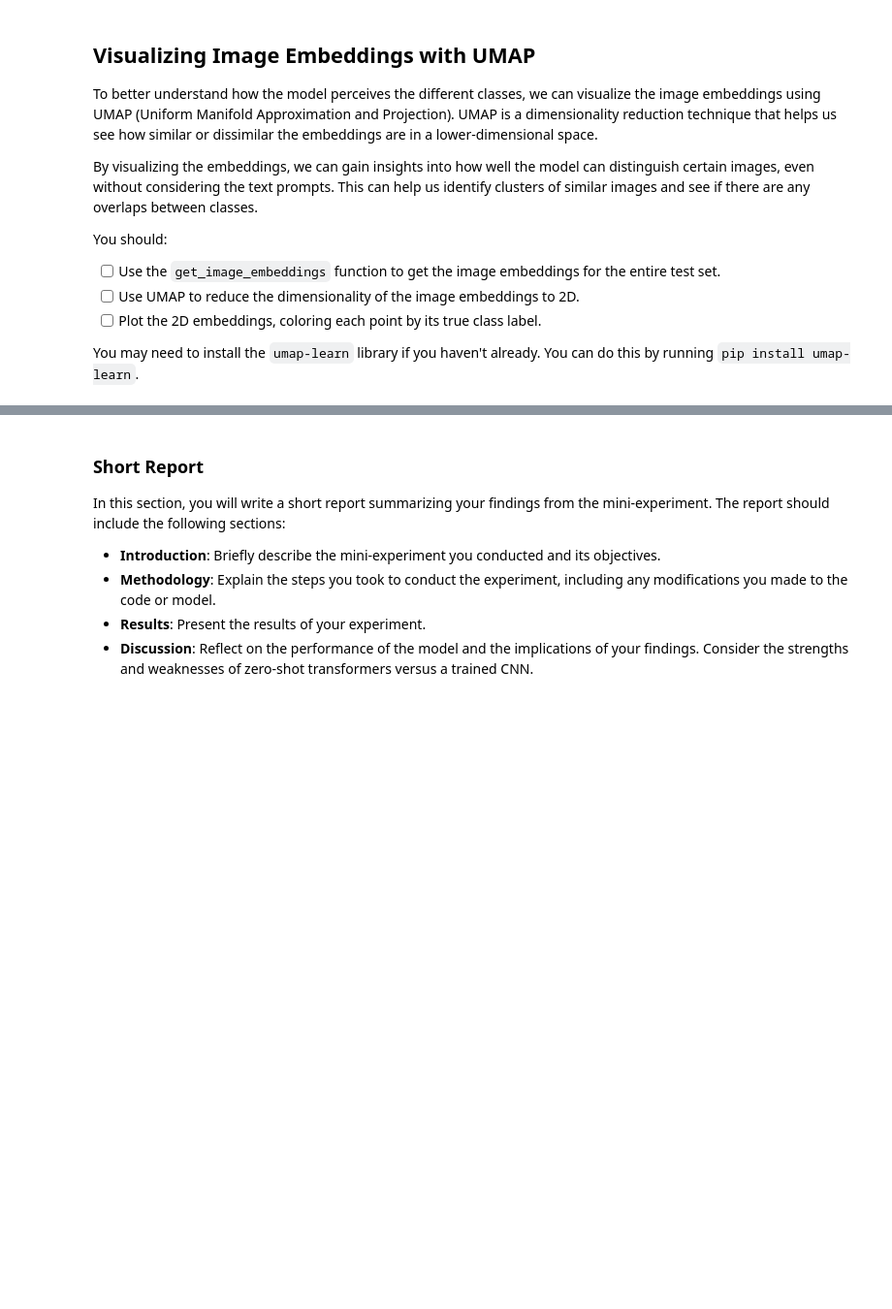
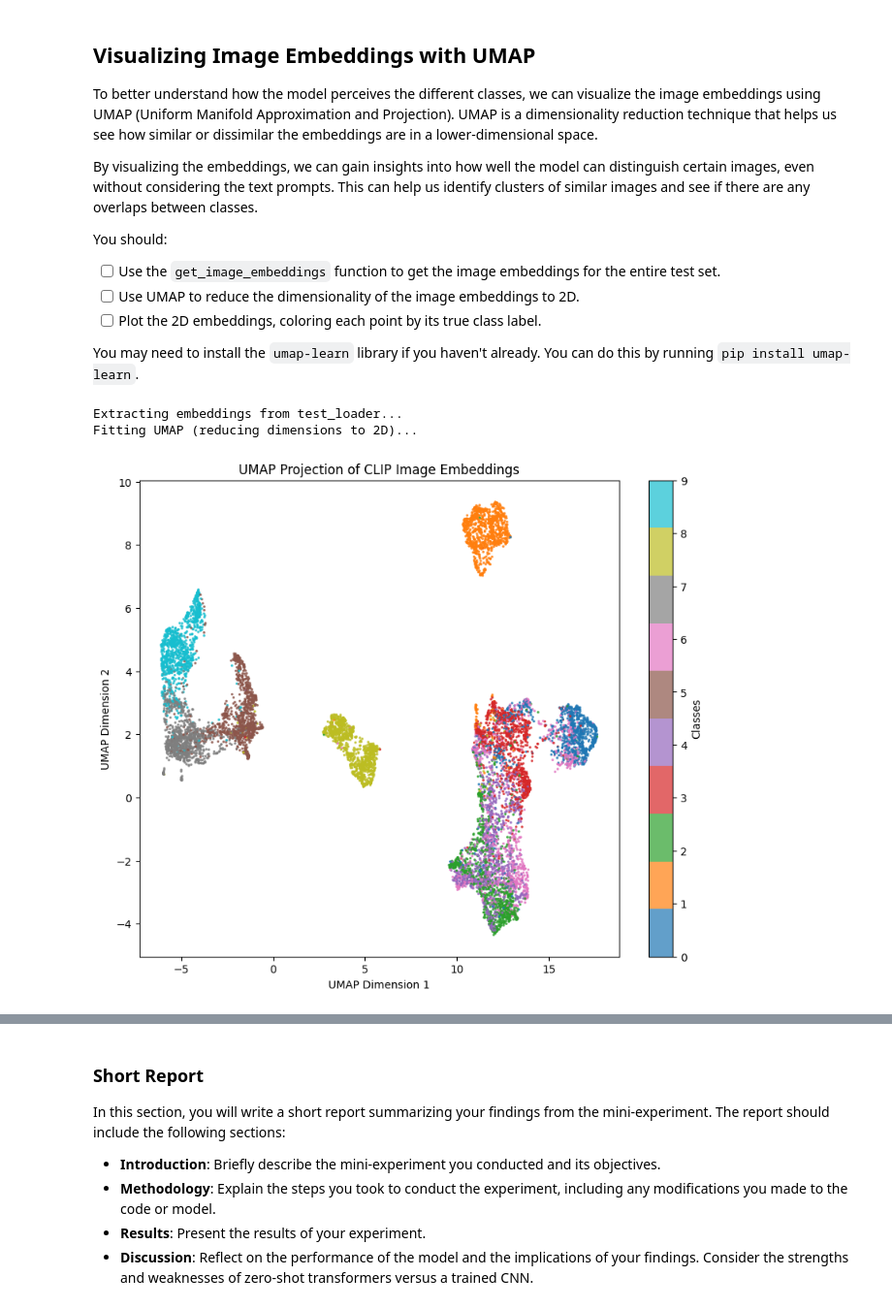
Before and after one commit to IvyGuevarra1/deep_learning, a Jupyter notebook: 02_activities/assignments/assignment_2.ipynb, the cells around one changed output, grey strips where cells are left out. Shown at 97% size. Drawn from its saved outputs; the diff is of its cells as text; code cells hidden in the pictures; blank space fills up the shorter version.

```diff
--- a/02_activities/assignments/assignment_2.ipynb
+++ b/02_activities/assignments/assignment_2.ipynb
@@ -161,7 +161,7 @@ def get_text_embeddings(class_names: list[str]) -> torch.Tensor:
                                return_tensors="pt").to(device)
 
     with torch.no_grad():
-        text_embeddings = clip_model.get_text_features(**tokenized)
+        text_embeddings = clip_model.get_text_features(**tokenized).pooler_output
 
     text_feats = text_embeddings / text_embeddings.norm(dim=-1, keepdim=True)
 
@@ -175,7 +175,7 @@ def get_image_embeddings(images: torch.Tensor) -> torch.Tensor:
         torch.Tensor: Normalized image embeddings for the images.
     """
     with torch.no_grad():
-        image_embeddings = clip_model.get_image_features(pixel_values=images)
+        image_embeddings = clip_model.get_image_features(pixel_values=images).pooler_output
 
     image_feats = image_embeddings / image_embeddings.norm(dim=-1, keepdim=True)
 
@@ -298,24 +389,68 @@ You may need to install the `umap-learn` library if you haven't already. You can
 # !pip install umap-learn
 # %%
 from umap import UMAP
+import numpy as np
+import matplotlib.pyplot as plt
 
 # ------------------------------------------------------------
 # 1. Collect image embeddings
 # ------------------------------------------------------------
 all_img_emb = []
 all_labels  = []
 
+print("Extracting embeddings from test_loader...")
 for pixel_values, labels in test_loader:
+    # Use function to get the CLIP features
+    img_emb = get_image_embeddings(pixel_values)
 
+    # Move to CPU and convert to numpy for UMAP
+    all_img_emb.append(img_emb.cpu().numpy())
+    all_labels.extend(labels.cpu().numpy())
+
+# Combine list of batches into a single large matrix
+all_img_emb = np.vstack(all_img_emb)
+all_labels = np.array(all_labels)
 
 # ------------------------------------------------------------
 # 2. Fit UMAP
 # ------------------------------------------------------------
-
+print("Fitting UMAP (reducing dimensions to 2D)...")
+# n_neighbors controls local vs global structure
+# min_dist controls how tightly points are packed
+reducer = UMAP(n_neighbors=15, min_dist=0.1, random_state=42)
+embedding_2d = reducer.fit_transform(all_img_emb)
 
 # ------------------------------------------------------------
 # 3. Plot coloured by ground-truth label
 # ------------------------------------------------------------
+plt.figure(figsize=(10, 8))
+
+# Create the scatter plot
+# c=all_labels applies a different color to each category
+scatter = plt.scatter(
+    embedding_2d[:, 0],
+    embedding_2d[:, 1],
+    c=all_labels,
+    cmap='tab10',
+    s=2,
+    alpha=0.7
+)
+
+# Add a colorbar or legend to identify the classes
+plt.colorbar(scatter, ticks=range(len(CLASS_NAMES)), label='Classes')
+plt.title('UMAP Projection of CLIP Image Embeddings')
+plt.xlabel('UMAP Dimension 1')
+plt.ylabel('UMAP Dimension 2')
+
+# Optional: Add class names to the colorbar labels
+# (Assuming CLASS_NAMES is defined in your notebook)
+# plt.clim(-0.5, 9.5)
+
+plt.show()
+# %% [output]
+Extracting embeddings from test_loader...
+Fitting UMAP (reducing dimensions to 2D)...
+[figure, added]
 # %% [markdown]
 The UMAP embeddings allow us to see how separable or non-separable different classes are with our specific model. If two specific images are very similar, then they will be placed near each other on this graph.
 
```
Also changed, not shown: parts of 7 cells of this notebook.
